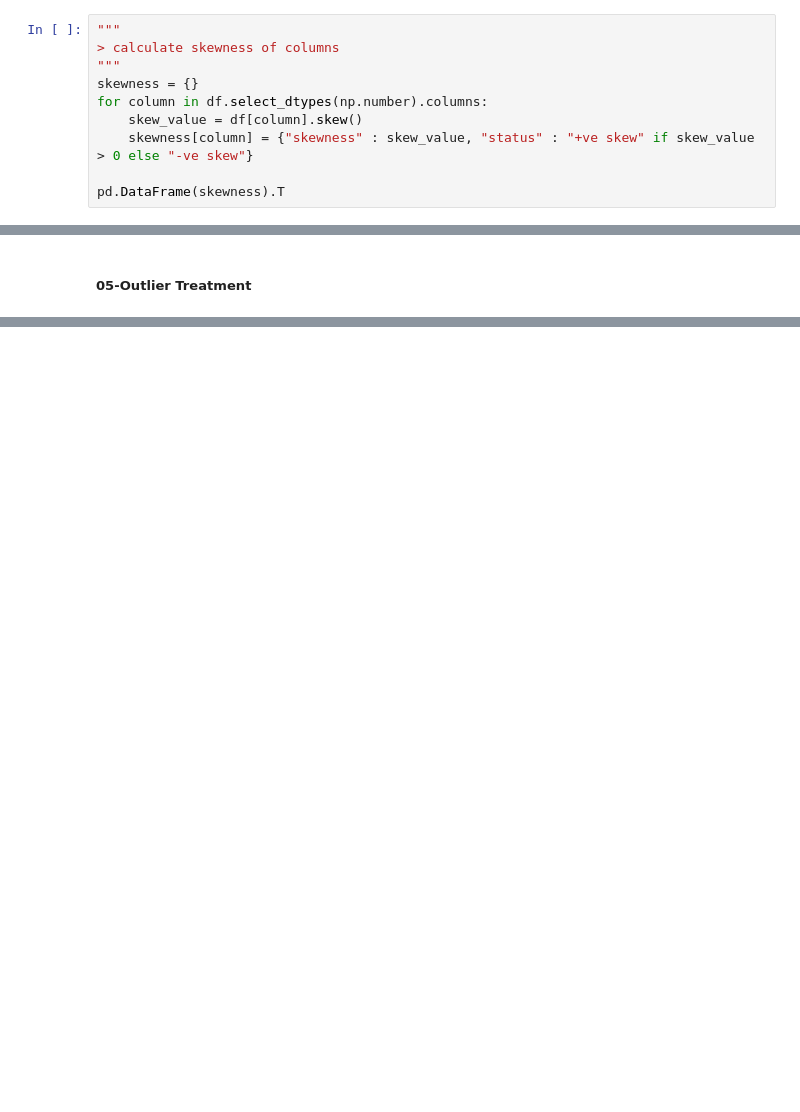
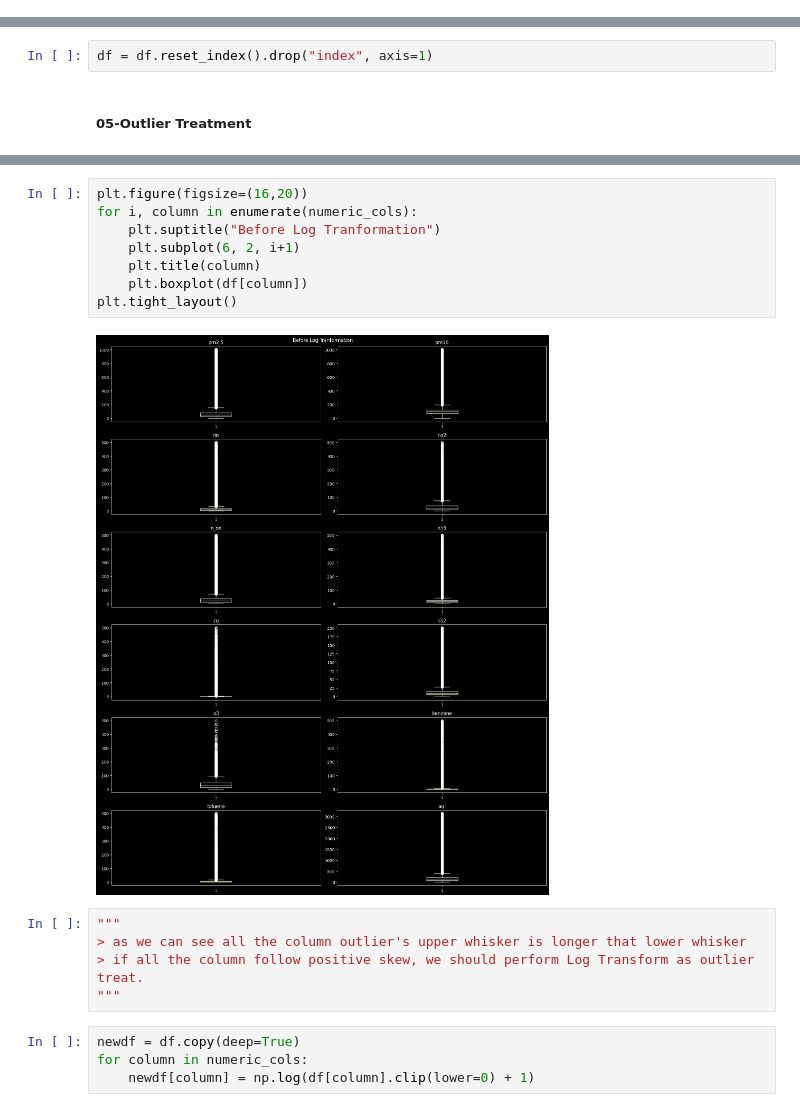
Before and after one commit to adnaaaen/air-quality-index-analysis, a Jupyter notebook: notebooks/01_data_cleaning.ipynb, the cells around one changed output, grey strips where cells are left out. Drawn from its saved outputs; the diff is of its cells as text; blank space fills up the shorter version.

```diff
--- a/notebooks/01_data_cleaning.ipynb
+++ b/notebooks/01_data_cleaning.ipynb
@@ -230,12 +230,2 @@ df = df.loc[df["aqi"].dropna().index]
 # %% [markdown]
 **Skewness of numerical columns**
-# %%
-"""
-> calculate skewness of columns
-"""
-skewness = {}
-for column in df.select_dtypes(np.number).columns:
-    skew_value = df[column].skew()
-    skewness[column] = {"skewness" : skew_value, "status" : "+ve skew" if skew_value > 0 else "-ve skew"}
-
-pd.DataFrame(skewness).T
@@ -283,5 +264,7 @@ toluene       0.0
 aqi           0.0
 aqi_bucket    0.0
 dtype: float64
+# %%
+df = df.reset_index().drop("index", axis=1)
 # %% [markdown]
 ##### **05-Outlier Treatment**
@@ -296,0 +282,19 @@ df.head()
+# %%
+plt.figure(figsize=(16,20))
+for i, column in enumerate(numeric_cols):
+    plt.suptitle("Before Log Tranformation")
+    plt.subplot(6, 2, i+1)
+    plt.title(column)
+    plt.boxplot(df[column])
+plt.tight_layout()
+# %% [output]
+[figure, added]
+# %%
+"""
+> as we can see all the column outlier's upper whisker is longer that lower whisker
+> if all the column follow positive skew, we should perform Log Transform as outlier treat.
+"""
+# %%
+newdf = df.copy(deep=True)
+for column in numeric_cols:
+    newdf[column] = np.log(df[column].clip(lower=0) + 1)
```
Also changed, not shown: parts of 8 cells of this notebook.
